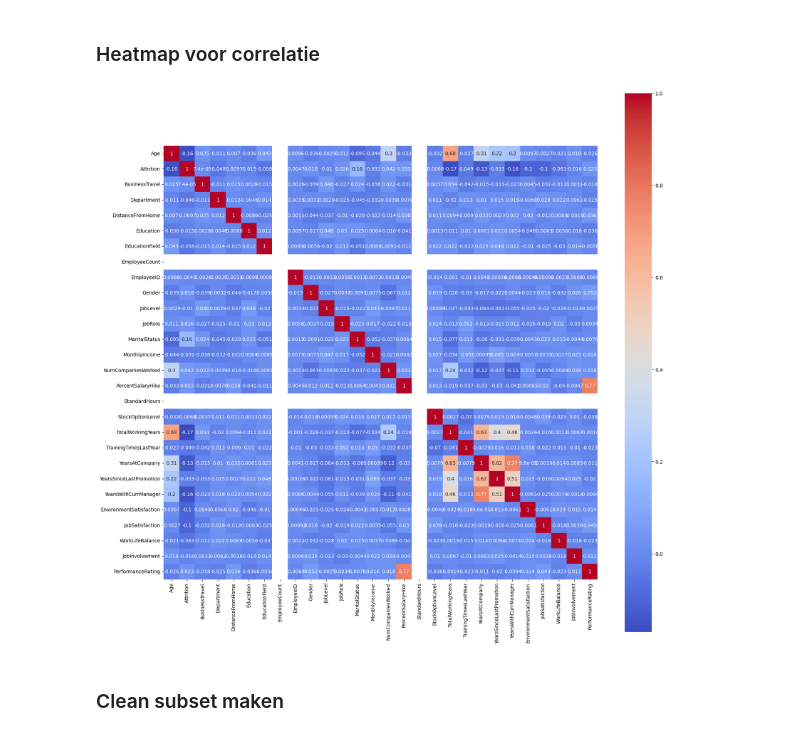
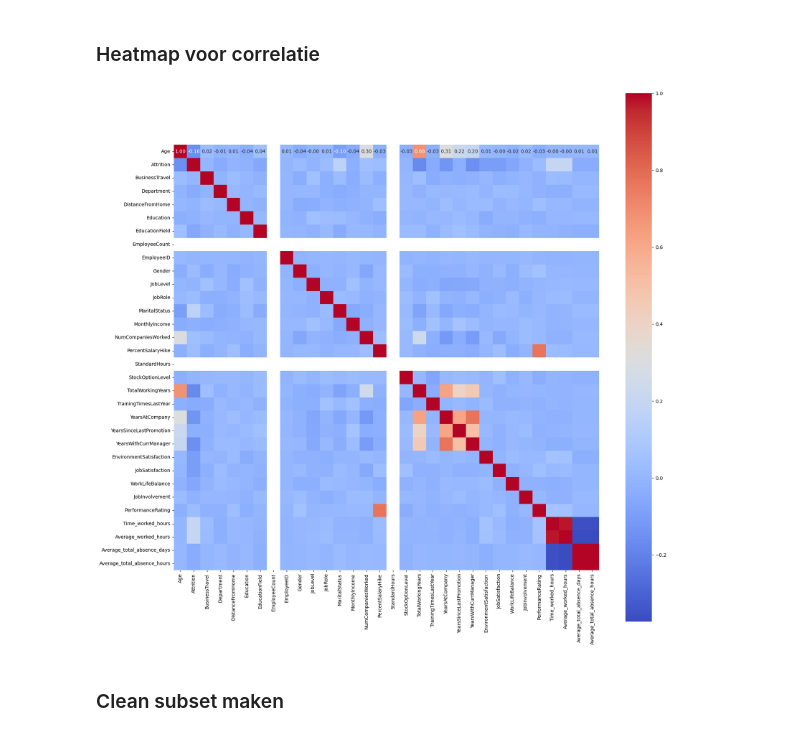
Before and after one commit to SevenNightsDarkCrow/Business_Analytics_I-HR, a Jupyter notebook: Notebooks/Onderzoek.ipynb, the cells around one changed output. Cells and saved outputs as stored; diff of their text form; code cells hidden in the pictures.

```diff
--- a/Notebooks/Onderzoek.ipynb
+++ b/Notebooks/Onderzoek.ipynb
@@ -819,0 +816,9 @@ memory usage: 39.7+ MB
+# %%
+# Tijd data groeperen per werknemer
+time_data_grouped = time_data.groupby("EmployeeID")["Time_worked_hours"].sum().reset_index()
+
+# Gemiddelde gewerkte uren per werknemer, afgerond op twee decimalen
+time_data_grouped["Average_worked_hours"] = (time_data_grouped["Time_worked_hours"] / time_data["Date"].nunique()).round(2).astype('float')
+
+# Resultaat
+time_data_grouped.head()
@@ -819,0 +870,10 @@ memory usage: 39.7+ MB
+# %%
+# Mergen van features
+time_data = pd.merge(
+    time_data_grouped,
+    time_data_grouped_na,
+    on="EmployeeID"
+    )
+
+# Resultaat
+time_data.head()
@@ -834,0 +913,9 @@ data_final_num = pd.merge(
+# %%
+# Replace any infinite values with NaN
+data_final_num = data_final_num.replace([np.inf, -np.inf], np.nan)
+
+# Check the data types and round the 'Average_worked_hours' column to integer
+data_final_num['Average_worked_hours'] = data_final_num['Average_worked_hours'].round().astype('Int64')
+
+# Print the result
+data_final_num.info()
@@ -1252,10 +1409,13 @@ sns.histplot(
 LE = LabelEncoder()
 
 # Selecteer alle categorische kolommen in nummerieke subset
-cat_columns = data_subset_num.select_dtypes(include='object').columns
+cat_columns = data_final_num.select_dtypes(include='object').columns
 
 # Loop over de categorische kolommen
 for column in cat_columns:
 
     # Pas de LabelEncoder toe op de kolom
-    data_subset_num[column] = LE.fit_transform(data_subset_num[column])
+    data_final_num[column] = LE.fit_transform(data_final_num[column])
+
+# Resultaat
+data_final_num.dtypes
@@ -1263,24 +1441,25 @@ for column in cat_columns:
 ### Heatmap voor correlatie
 # %%
 # Correlatie matrix
-corr = data_subset_num.corr()
+corr = data_final_num.corr()
 
 # Plot de correlatie matrix
 plt.figure(
     figsize=(20, 20)
     )
 
 # Plot de heatmap
 sns.heatmap(
     corr,
     annot=True,
     cmap='coolwarm',
-    square=True
+    square=True,
+    fmt='.2f'
     )
 
 plt.show()
 # %% [output]
-[figure, old version]
+[figure, new version]
 # %% [markdown]
 ### Clean subset maken
 # %%
```
Also changed, not shown: parts of 60 cells of this notebook.
